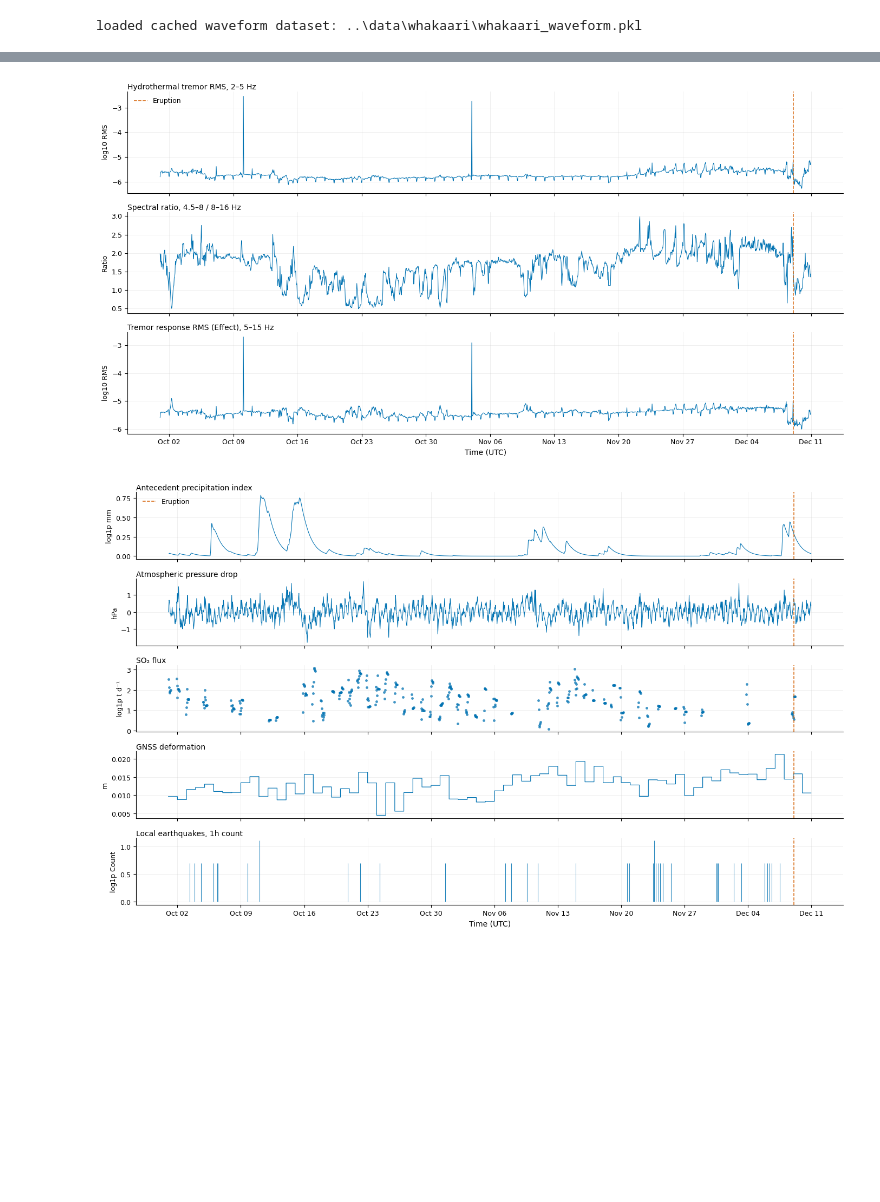
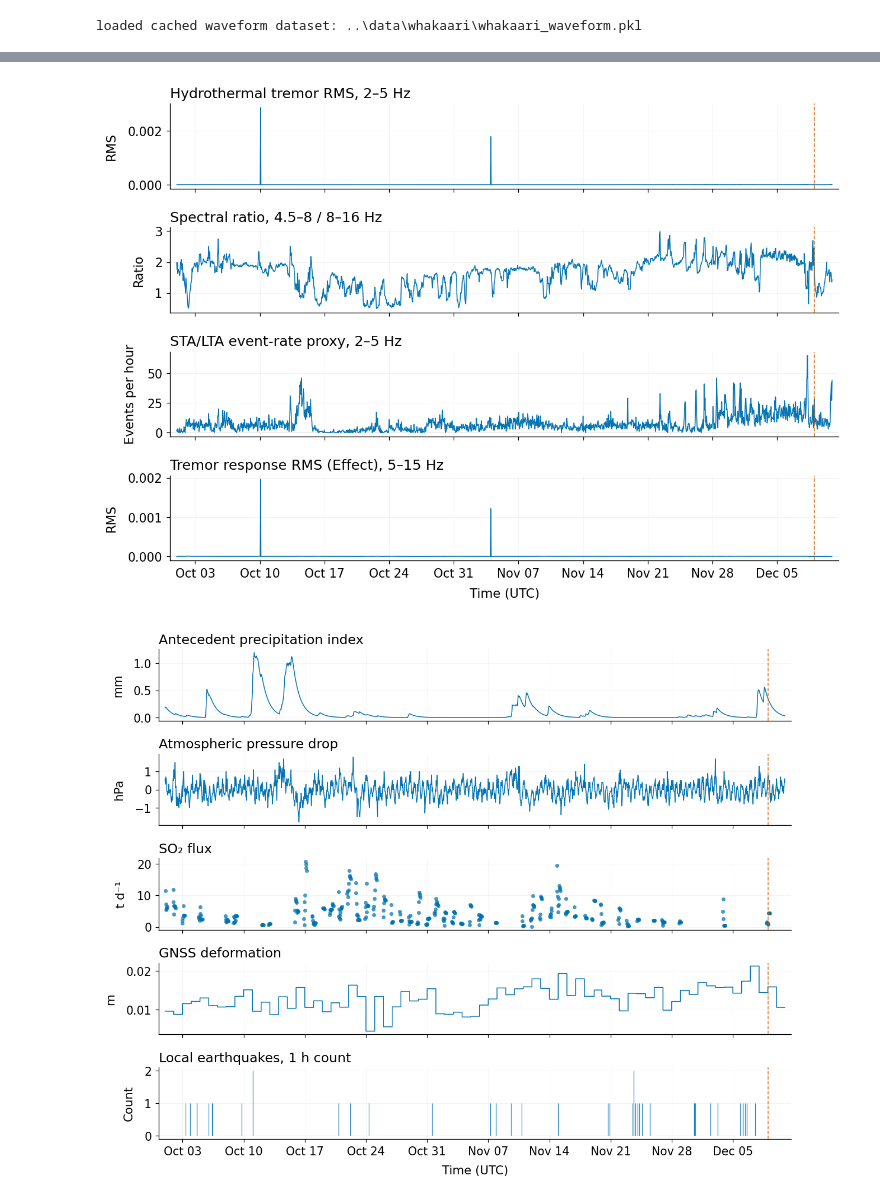
Before and after one commit to alectois/Distinguishing-Causes-and-Triggers-in-Volcanic-and-Seismic-Processes, a Jupyter notebook: notebooks/whakaari_data.ipynb, the cells around one changed output, grey strips where cells are left out. Saved outputs shown, nothing was run; the diff lists cells and outputs as text; code cells hidden in the pictures; blank space fills up the shorter version.

```diff
--- a/notebooks/whakaari_data.ipynb
+++ b/notebooks/whakaari_data.ipynb
@@ -286,33 +254,12 @@ Whakaari analysis dataset
 
 The final variables are plotted with the eruption time marked. To assess whether the causal-analysis window and variables are physically meaningful.
 # %%
-from whakaari_plotting_utils import WHAKAARI_SEISMIC_COLS, WHAKAARI_EXTERNAL_COLS
-
-plot_with_eruption_time(
-    "../data/whakaari/whakaari_dataset.csv",
-    cols=WHAKAARI_SEISMIC_COLS,
+plot_whakaari_thesis_figures(
+    csv_path="../data/whakaari/whakaari_raw.csv",
     eruption_time=WHAKAARI_ERUPTION_TIME,
-    figsize=(14, 7.2),
-    filename="whakaari_seismic_variables",
-    display_transform={
-        "hydro_rms_2_5": "log10",
-        "effect_tremor_rms_5_15": "log10",
-        "event_rate_2_5": "log1p",
-    },
+    save_dir="figures",
+    include_titles=False,
 )
-
-plot_with_eruption_time(
-    "../data/whakaari/whakaari_dataset.csv",
-    cols=WHAKAARI_EXTERNAL_COLS,
-    eruption_time=WHAKAARI_ERUPTION_TIME,
-    figsize=(14, 8.5),
-    filename="whakaari_external_variables",
-    display_transform={
-        "API": "log1p",
-        "SO2_flux": "log1p",
-        "local_eq_count_1h": "log1p",
-    },
-)
 # %% [output]
-[figure, old version]
+[figure, new version]
-[figure, old version]
+[figure, new version]
```
Also changed, not shown: parts of 16 cells of this notebook, 28 other files.
